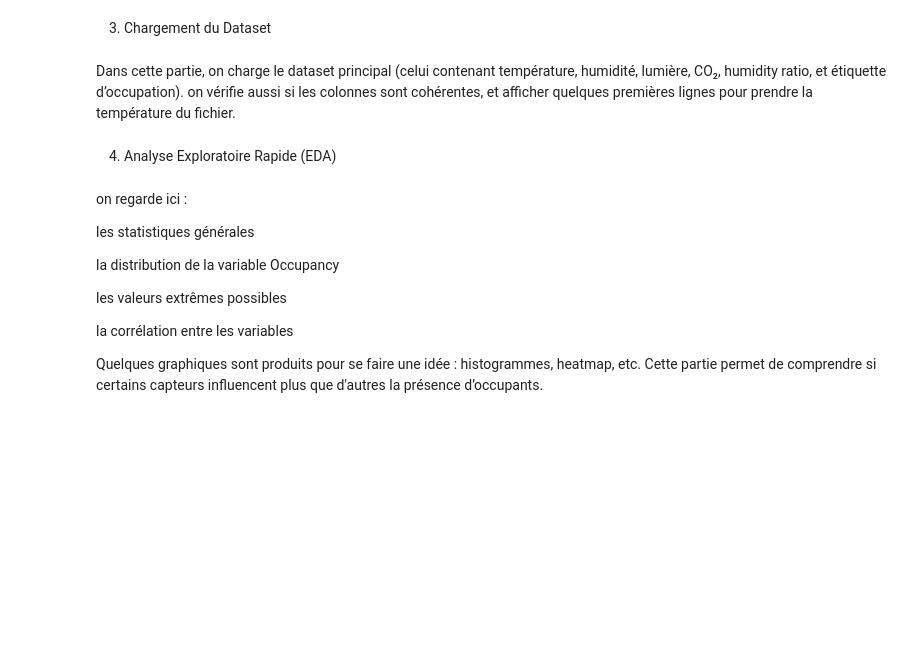
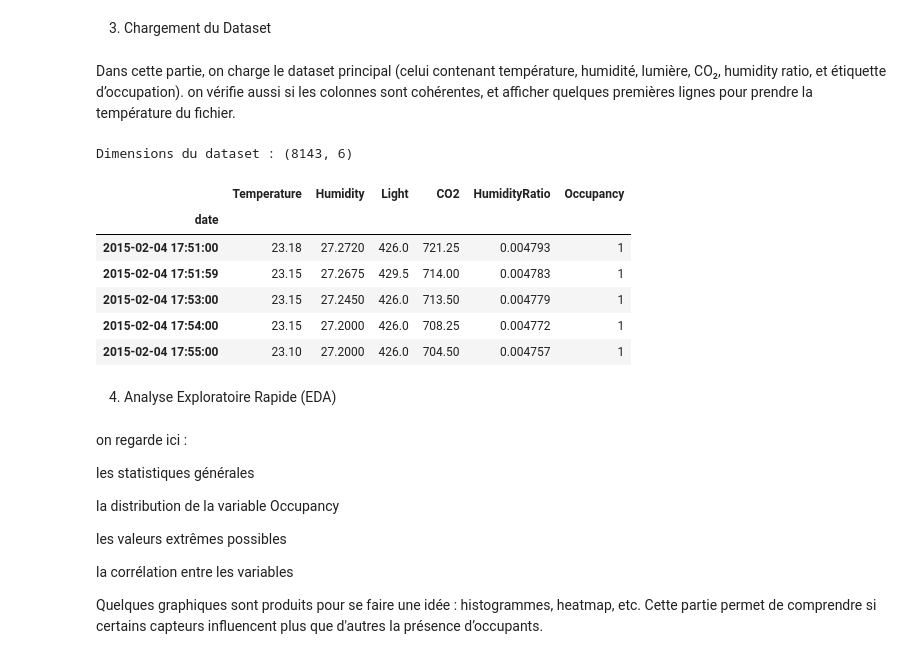
Before and after one commit to fickou/Projet_MetaLearning, a Jupyter notebook: notebooks/meta_learning1.ipynb, the cells around one changed output. Cells and saved outputs as stored; diff of their text form; code cells hidden in the pictures; blank space fills up the shorter version.

```diff
--- a/notebooks/meta_learning1.ipynb
+++ b/notebooks/meta_learning1.ipynb
@@ -16,6 +38,26 @@ Cette cellule sert surtout à centraliser les dépendances.
 # %% [markdown]
 Dans cette partie, on charge le dataset principal (celui contenant température, humidité, lumière, CO₂, humidity ratio, et étiquette d’occupation).
 on vérifie aussi si les colonnes sont cohérentes, et afficher quelques premières lignes pour prendre la température du fichier.
+# %%
+# Chargement des données
+df = pd.read_csv('../donnees/datatraining.txt')
+
+# Conversion de la date
+df['date'] = pd.to_datetime(df['date'])
+df = df.set_index('date')
+
+# Aperçu
+print(f"Dimensions du dataset : {df.shape}")
+df.head()
+# %% [output]
+Dimensions du dataset : (8143, 6)
+|  | Temperature | Humidity | Light | CO2 | HumidityRatio | Occupancy |
+| date |  |  |  |  |  |  |
+| 2015-02-04 17:51:00 | 23.18 | 27.2720 | 426.0 | 721.25 | 0.004793 | 1 |
+| 2015-02-04 17:51:59 | 23.15 | 27.2675 | 429.5 | 714.00 | 0.004783 | 1 |
+| 2015-02-04 17:53:00 | 23.15 | 27.2450 | 426.0 | 713.50 | 0.004779 | 1 |
+| 2015-02-04 17:54:00 | 23.15 | 27.2000 | 426.0 | 708.25 | 0.004772 | 1 |
+| 2015-02-04 17:55:00 | 23.10 | 27.2000 | 426.0 | 704.50 | 0.004757 | 1 |
 # %% [markdown]
 4. Analyse Exploratoire Rapide (EDA)
 # %% [markdown]
```
Also changed, not shown: parts of 12 cells of this notebook, 9 other files.
